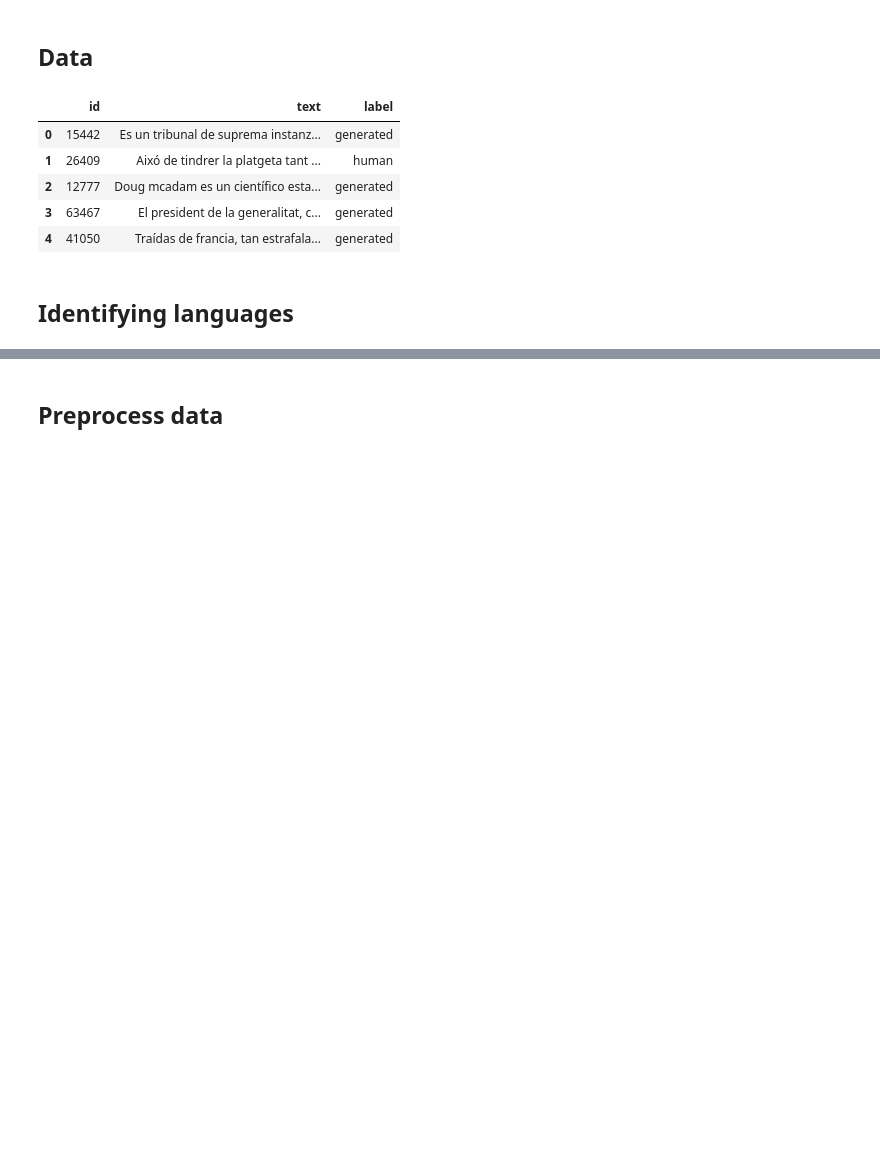
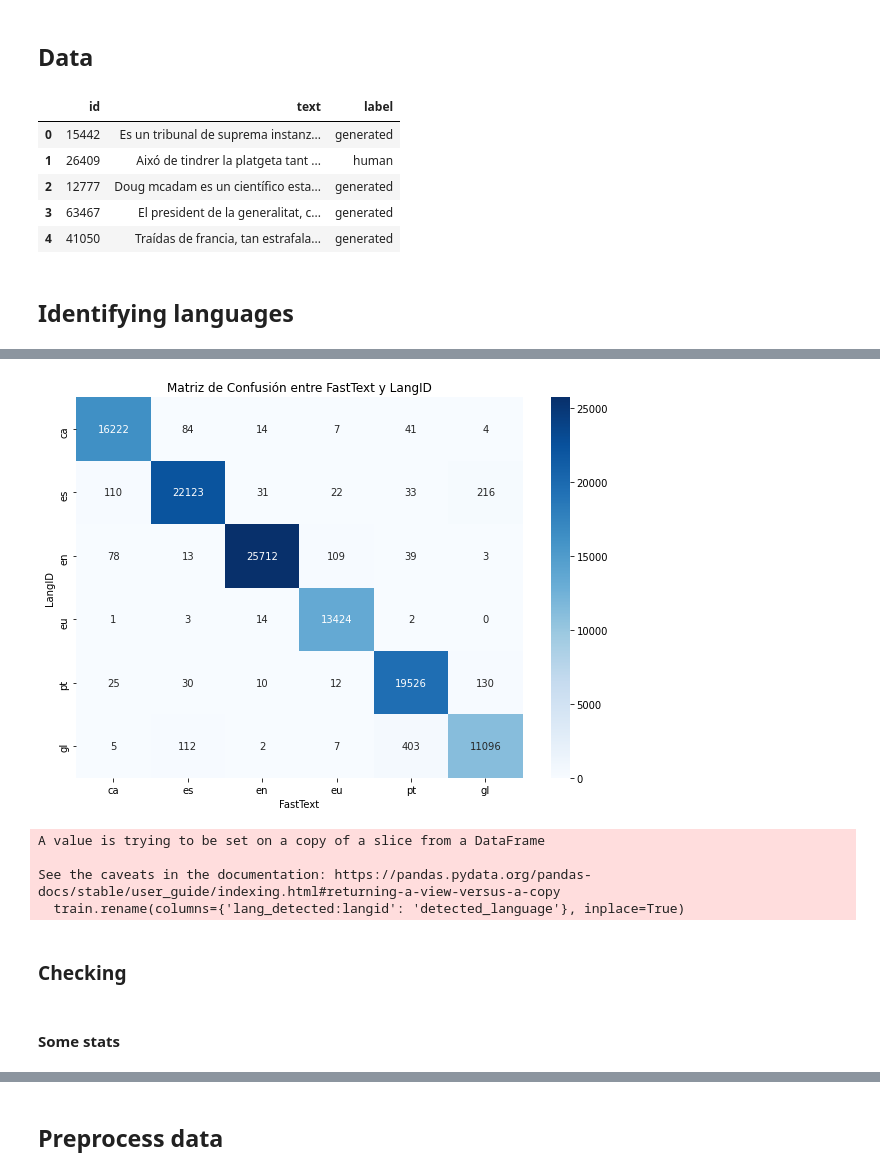
Before and after one commit to WojciechNeuman/autextification, a Jupyter notebook: Exploration.ipynb, the cells around one changed output, grey strips where cells are left out. Cells and saved outputs as stored; diff of their text form; code cells hidden in the pictures; blank space fills up the shorter version.

```diff
--- a/Exploration.ipynb
+++ b/Exploration.ipynb
@@ -109,0 +92,15 @@ train_ca = train[train['detected_language'] == 'ca']
+# %%
+import fasttext
+
+model_path = 'modules/lan_id/lid.176.bin'  # ruta al modelo pre-entrenado
+model = fasttext.load_model(model_path)
+
+allowed_languages = ['ca', 'es', 'en', 'eu', 'pt', 'gl']
+
+def language_detector_fasttext(text):
+    predicted_languages, probabilities = model.predict(text, k=-1)
+    for language, probability in zip(predicted_languages, probabilities):
+        language_code = language.replace('__label__', '')
+        if language_code in allowed_languages:
+            return language_code
+    return None  # if language not in allowed
@@ -109,0 +164,7 @@ train_ca = train[train['detected_language'] == 'ca']
+# %%
+## Lang id
+train['lang_detected:langid'] = train['text'].apply(language_detector_lingua_langid)
+# %%
+## Fasttext mix of languages
+train['lang_detected:all_fasttext'] = train['text'].apply(language_detector_fasttext_all)
+train[train["lang_detected:langid"] != train["lang_detected:all_fasttext"]] # 1611 con mezcla de textos
@@ -109,0 +185,3 @@ train_ca = train[train['detected_language'] == 'ca']
+# %%
+## Fasttext Bad classified
+train['lang_detected:fasttext'] = train['text'].apply(language_detector_fasttext)
@@ -109,0 +213,19 @@ train_ca = train[train['detected_language'] == 'ca']
+# %%
+import pandas as pd
+from sklearn.metrics import confusion_matrix
+import seaborn as sns
+import matplotlib.pyplot as plt
+
+# Confusion matrix
+conf_matrix = confusion_matrix(train['lang_detected:langid'], train['lang_detected:fasttext'], labels=['ca', 'es', 'en', 'eu', 'pt', 'gl'])
+conf_matrix_df = pd.DataFrame(conf_matrix, index=['ca', 'es', 'en', 'eu', 'pt', 'gl'], columns=['ca', 'es', 'en', 'eu', 'pt', 'gl'])
+
+# Plot
+plt.figure(figsize=(10, 7))
+sns.heatmap(conf_matrix_df, annot=True, fmt='d', cmap='Blues')
+plt.xlabel('FastText')
+plt.ylabel('LangID')
+plt.title('Matriz de Confusión entre FastText y LangID')
+plt.show()
+# %% [output]
+[figure, added]
@@ -109,0 +236,11 @@ train_ca = train[train['detected_language'] == 'ca']
+# %%
+train.rename(columns={'lang_detected:langid': 'detected_language'}, inplace=True)
+# %% [output]
+A value is trying to be set on a copy of a slice from a DataFrame
+
+See the caveats in the documentation: https://pandas.pydata.org/pandas-docs/stable/user_guide/indexing.html#returning-a-view-versus-a-copy
+  train.rename(columns={'lang_detected:langid': 'detected_language'}, inplace=True)
+# %% [markdown]
+### Checking
+# %% [markdown]
+#### Some stats
```
Also changed, not shown: parts of 69 cells of this notebook.
